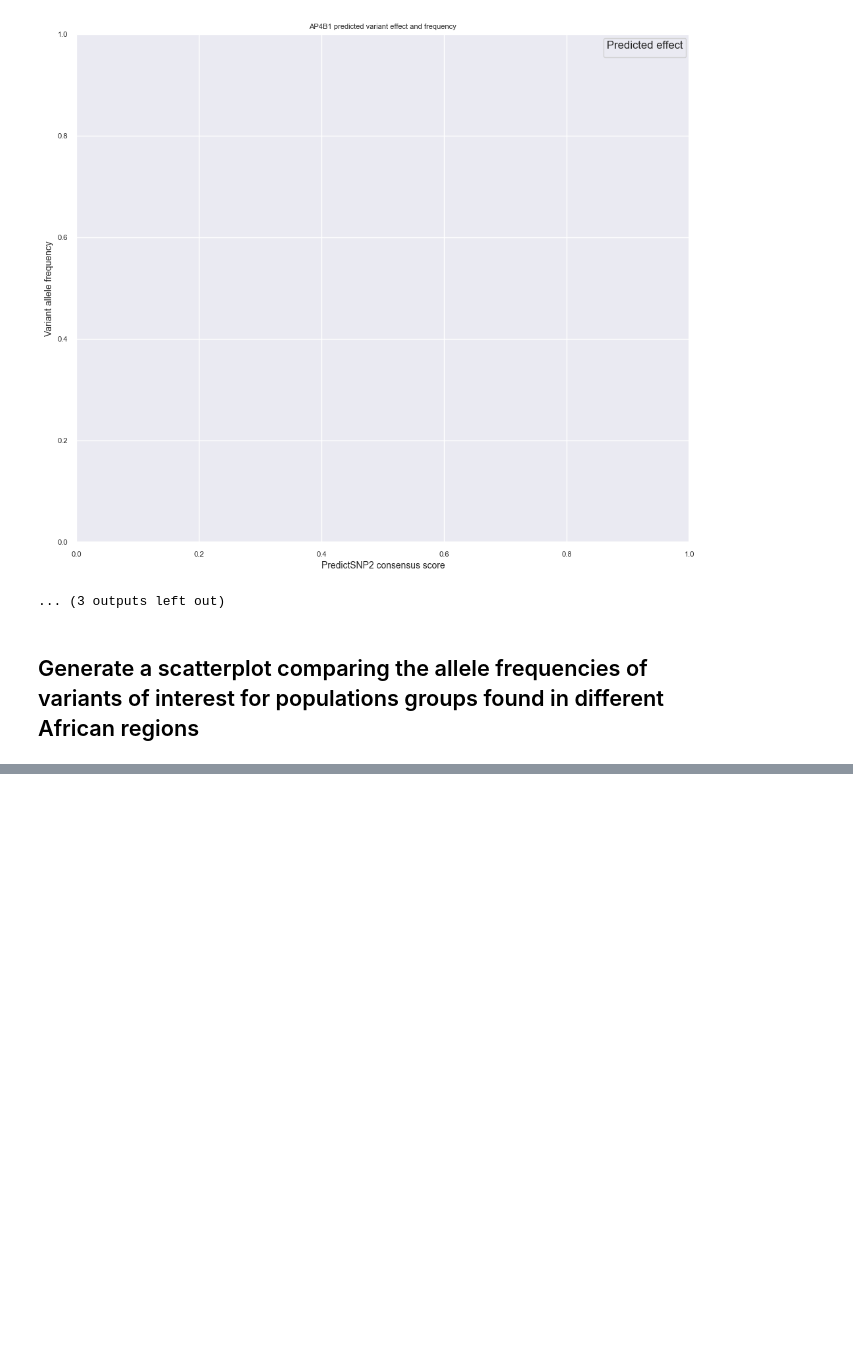
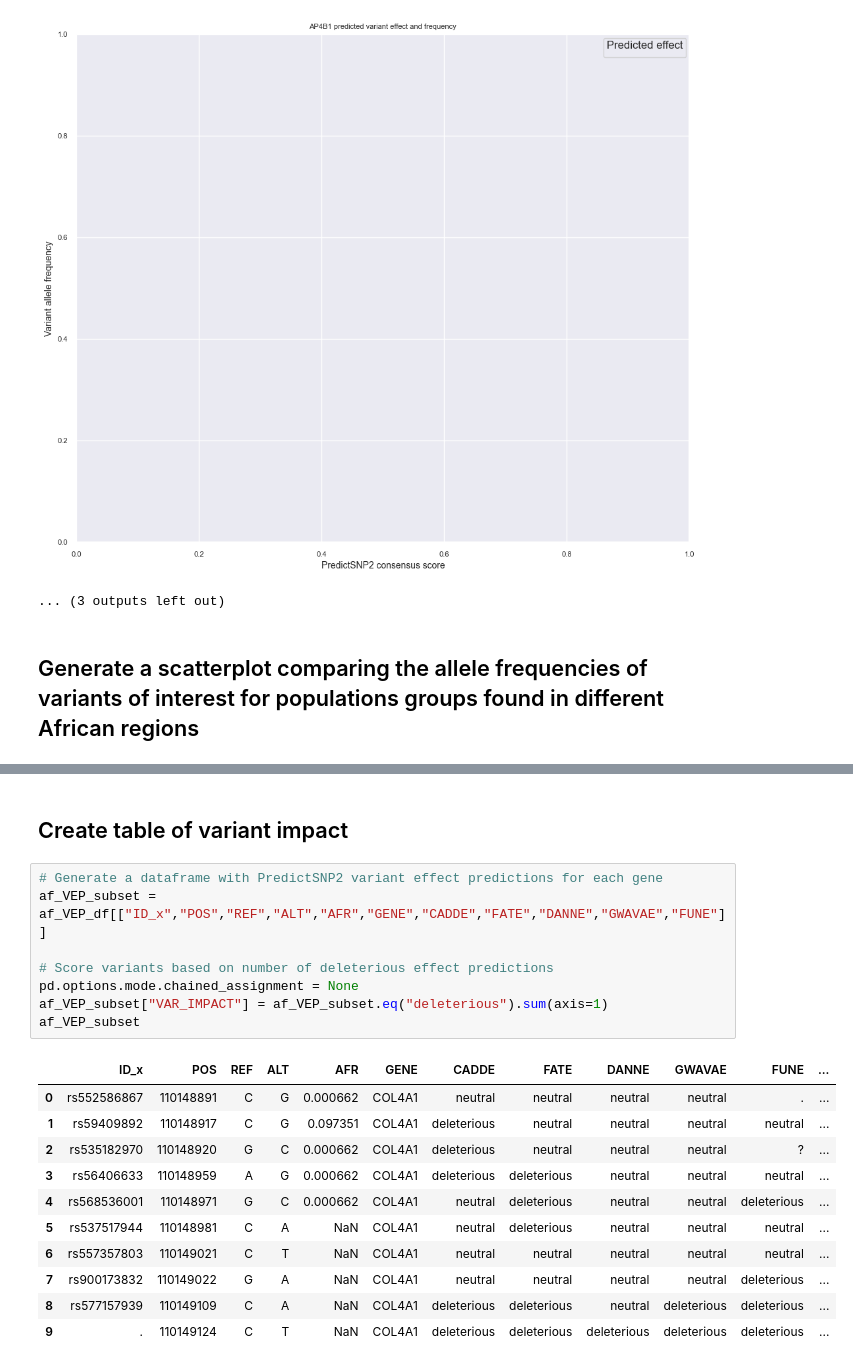
Before and after one commit to MeganHolborn/Genomics_allele-frequency-and-effect_data-analysis, a Jupyter notebook: Plots/plots.ipynb, the cells around one changed output, grey strips where cells are left out. Saved outputs shown, nothing was run; the diff lists cells and outputs as text; blank space fills up the shorter version.

```diff
--- a/Plots/plots.ipynb
+++ b/Plots/plots.ipynb
@@ -318,0 +319,22 @@ plt.xticks(rotation=90)
+# %% [markdown]
+## Create table of variant impact
+# %%
+# Generate a dataframe with PredictSNP2 variant effect predictions for each gene
+af_VEP_subset = af_VEP_df[["ID_x","POS","REF","ALT","AFR","GENE","CADDE","FATE","DANNE","GWAVAE","FUNE"]]
+
+# Score variants based on number of deleterious effect predictions
+pd.options.mode.chained_assignment = None
+af_VEP_subset["VAR_IMPACT"] = af_VEP_subset.eq("deleterious").sum(axis=1)
+af_VEP_subset
+# %% [output]
+|  | ID_x | POS | REF | ALT | AFR | GENE | CADDE | FATE | DANNE | GWAVAE | FUNE | ... |
+| 0 | rs552586867 | 110148891 | C | G | 0.000662 | COL4A1 | neutral | neutral | neutral | neutral | . | ... |
+| 1 | rs59409892 | 110148917 | C | G | 0.097351 | COL4A1 | deleterious | neutral | neutral | neutral | neutral | ... |
+| 2 | rs535182970 | 110148920 | G | C | 0.000662 | COL4A1 | deleterious | neutral | neutral | neutral | ? | ... |
+| 3 | rs56406633 | 110148959 | A | G | 0.000662 | COL4A1 | deleterious | deleterious | neutral | neutral | neutral | ... |
+| 4 | rs568536001 | 110148971 | G | C | 0.000662 | COL4A1 | neutral | deleterious | neutral | neutral | deleterious | ... |
+| 5 | rs537517944 | 110148981 | C | A | NaN | COL4A1 | neutral | deleterious | neutral | neutral | neutral | ... |
+| 6 | rs557357803 | 110149021 | C | T | NaN | COL4A1 | neutral | neutral | neutral | neutral | neutral | ... |
+| 7 | rs900173832 | 110149022 | G | A | NaN | COL4A1 | neutral | neutral | neutral | neutral | deleterious | ... |
+| 8 | rs577157939 | 110149109 | C | A | NaN | COL4A1 | deleterious | deleterious | neutral | deleterious | deleterious | ... |
+| 9 | . | 110149124 | C | T | NaN | COL4A1 | deleterious | deleterious | deleterious | deleterious | deleterious | ... |
```
Also changed, not shown: parts of 4 cells of this notebook.
